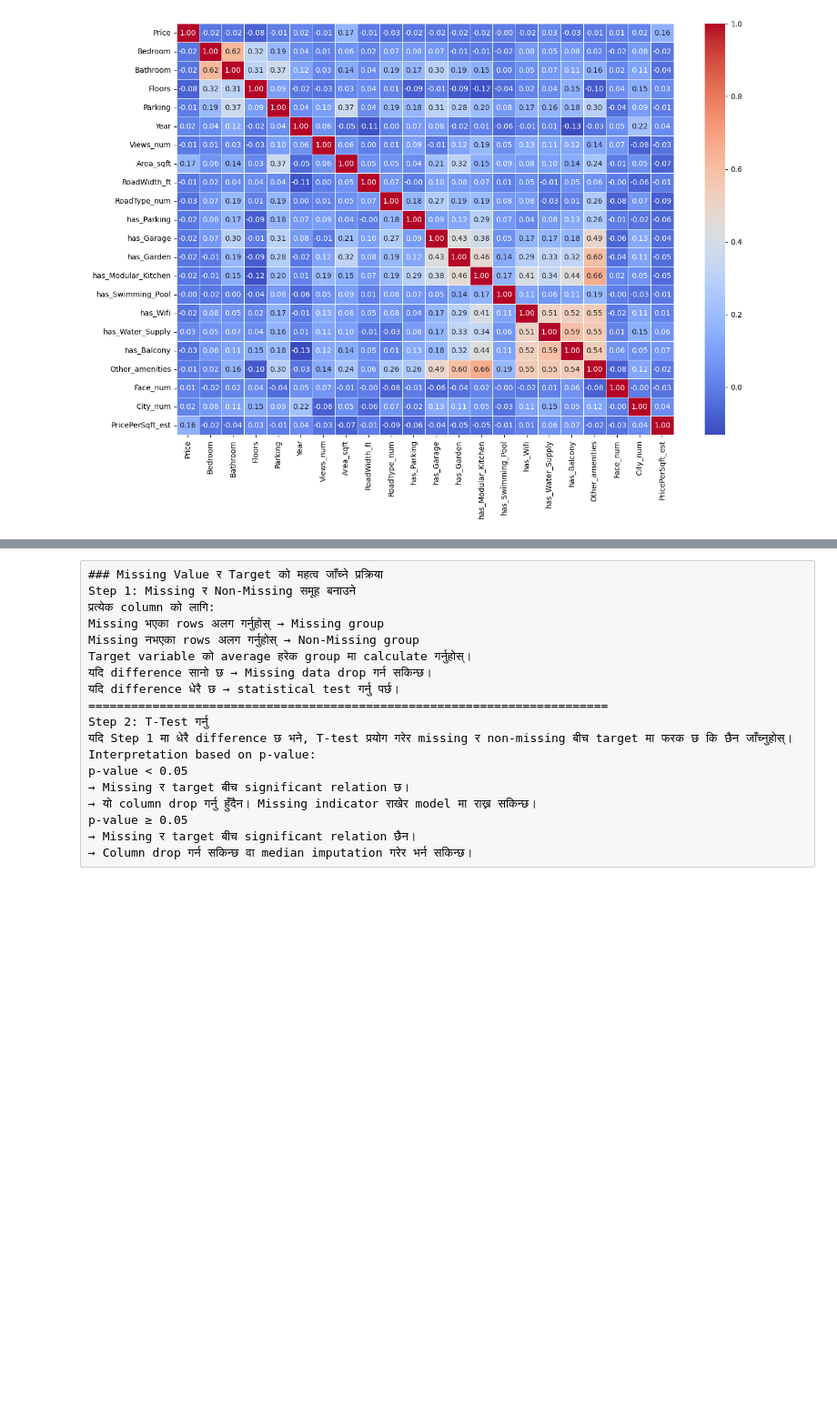
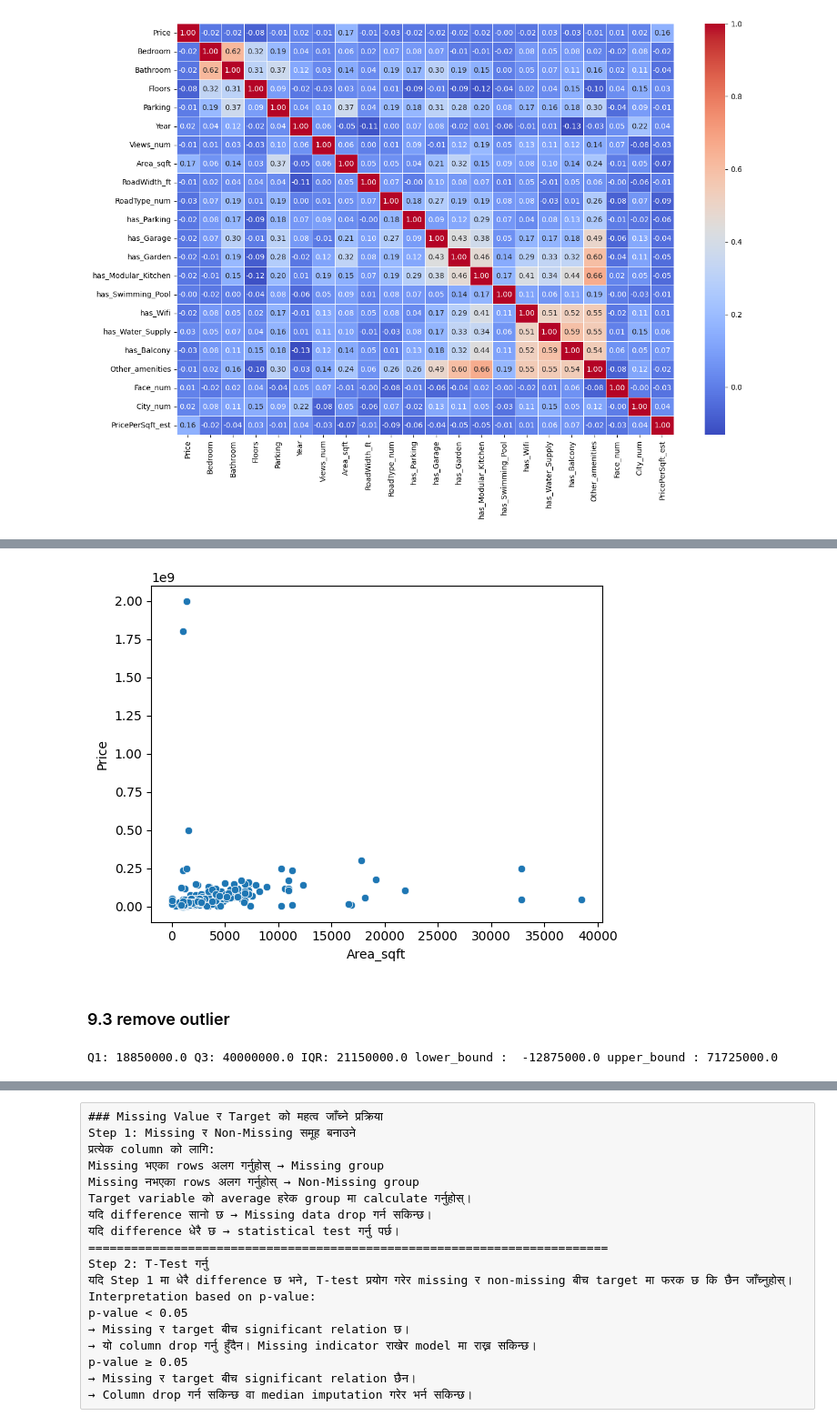
Before and after one commit to prakasshrestha/ML-Project, a Jupyter notebook: LinearRegression_project/1. House Price Prediction/NepalHousingPredict.ipynb, the cells around one changed output, grey strips where cells are left out. Shown at 91% size. Drawn from its saved outputs; the diff is of its cells as text; code cells hidden in the pictures; blank space fills up the shorter version.

```diff
--- a/LinearRegression_project/1. House Price Prediction/NepalHousingPredict.ipynb
+++ b/LinearRegression_project/1. House Price Prediction/NepalHousingPredict.ipynb
@@ -714,0 +735,25 @@ sns.heatmap(corr, annot=True, cmap='coolwarm', fmt=".2f", linewidths=0.5)
+# %%
+
+sns.scatterplot(
+    x=df['Area_sqft'],
+    y=df['Price'])
+plt.show()
+# %% [output]
+[figure, added]
+# %% [markdown]
+### 9.3 remove outlier
+# %%
+Q1 = df['Price'].quantile(0.25)
+Q3 = df['Price'].quantile(0.75)
+
+IQR = Q3 -Q1
+
+lower_bound = Q1 -1.5 *  IQR
+upper_bound =  Q3 + 1.5 * IQR
+print("Q1:",Q1,
+      "Q3:", Q3,
+      "IQR:",IQR,
+"lower_bound : ",lower_bound,
+      "upper_bound :",upper_bound)
+# %% [output]
+Q1: 18850000.0 Q3: 40000000.0 IQR: 21150000.0 lower_bound :  -12875000.0 upper_bound : 71725000.0
```
Also changed, not shown: parts of 9 cells of this notebook.
